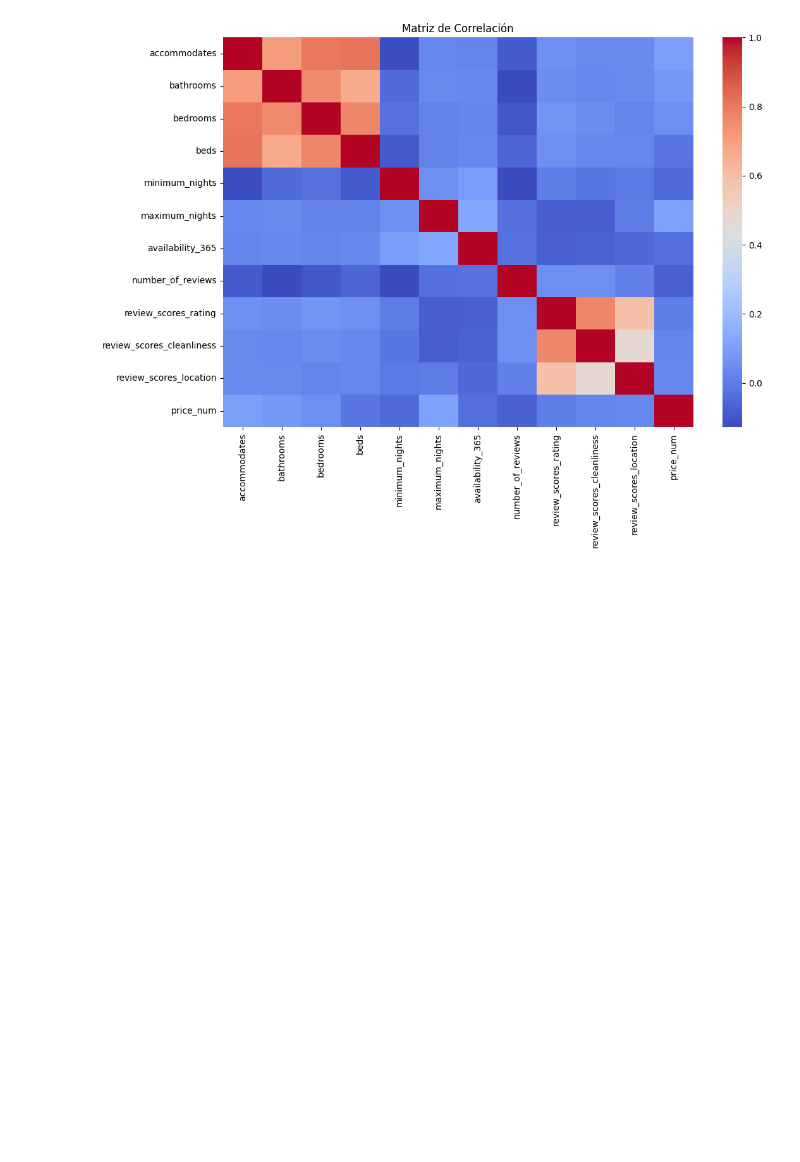
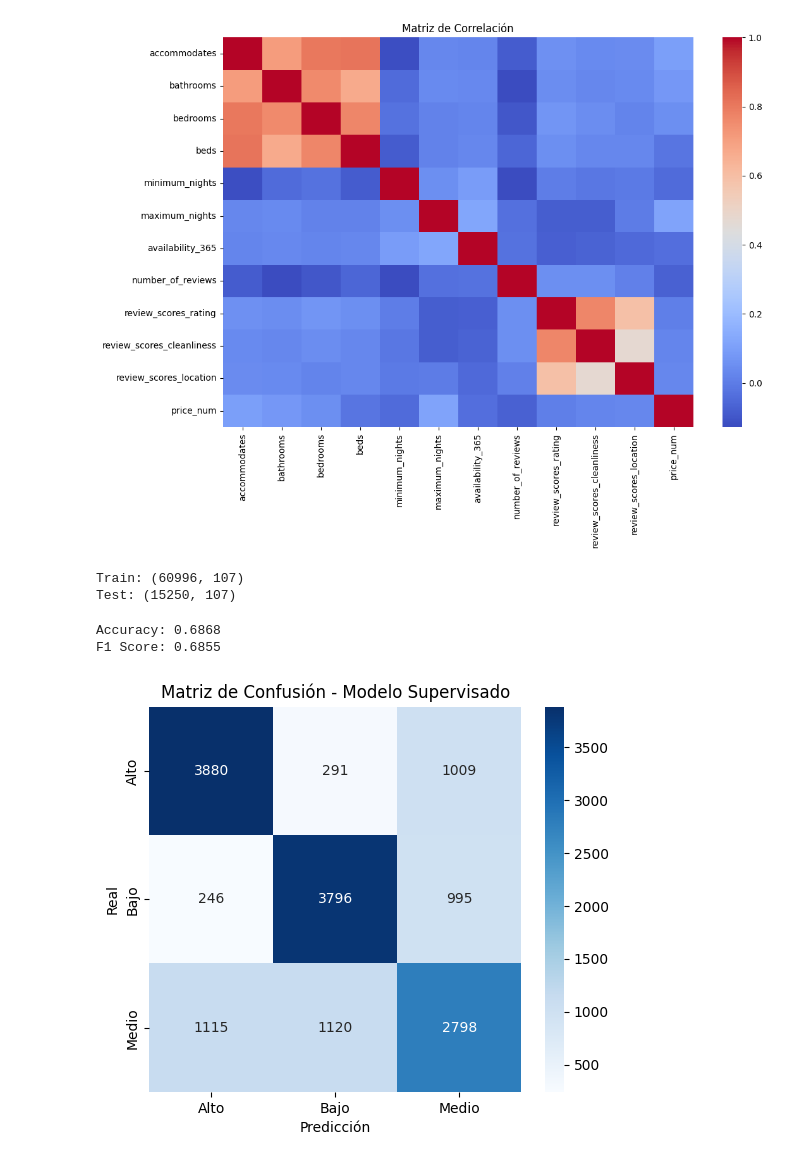
Before and after one commit to Cain7564/Lab10-Aprendizaje-Semisupervisado, a Jupyter notebook: avance.ipynb, the cells around one changed output. Saved outputs shown, nothing was run; the diff lists cells and outputs as text; code cells hidden in the pictures; blank space fills up the shorter version.

Commit message:
se agrega la matriz de confusion del modelo supervisado

```diff
--- a/avance.ipynb
+++ b/avance.ipynb
@@ -153,3 +153,67 @@ plt.title('Matriz de Correlación')
 plt.show()
 # %% [output]
 [figure]
+# %%
+X = datos.drop(columns=['price_num', 'price_category'])
+y = datos['price_category'].astype(str)
+
+encoder = LabelEncoder()
+y_encoded = encoder.fit_transform(y)
+
+X_train, X_test, y_train, y_test = train_test_split(
+    X,
+    y_encoded,
+    test_size=0.2,
+    random_state=42,
+    stratify=y_encoded
+)
+
+scaler = StandardScaler()
+
+X_train_scaled = scaler.fit_transform(X_train)
+X_test_scaled = scaler.transform(X_test)
+
+print('Train:', X_train.shape)
+print('Test:', X_test.shape)
+# %% [output]
+Train: (60996, 107)
+Test: (15250, 107)
+# %%
+baseline = RandomForestClassifier(
+    n_estimators=100,
+    random_state=42
+)
+
+baseline.fit(X_train_scaled, y_train)
+
+pred_baseline = baseline.predict(X_test_scaled)
+
+acc_baseline = accuracy_score(y_test, pred_baseline)
+f1_baseline = f1_score(y_test, pred_baseline, average='weighted')
+
+print('Accuracy:', round(acc_baseline, 4))
+print('F1 Score:', round(f1_baseline, 4))
+# %% [output]
+Accuracy: 0.6868
+F1 Score: 0.6855
+# %%
+cm = confusion_matrix(y_test, pred_baseline)
+
+plt.figure(figsize=(6,5))
+
+sns.heatmap(
+    cm,
+    annot=True,
+    fmt='d',
+    cmap='Blues',
+    xticklabels=encoder.classes_,
+    yticklabels=encoder.classes_
+)
+
+plt.title('Matriz de Confusión - Modelo Supervisado')
+plt.xlabel('Predicción')
+plt.ylabel('Real')
+
+plt.show()
+# %% [output]
+[figure, added]
```
Also changed, not shown: parts of 3 cells of this notebook.
